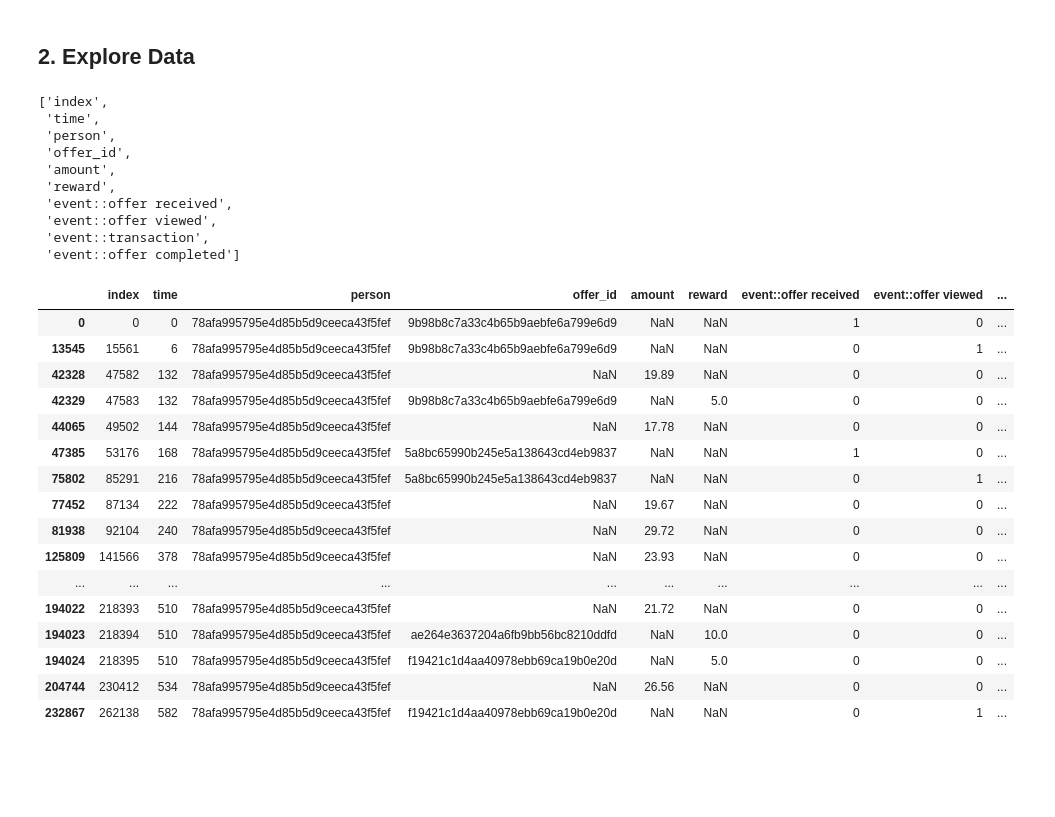
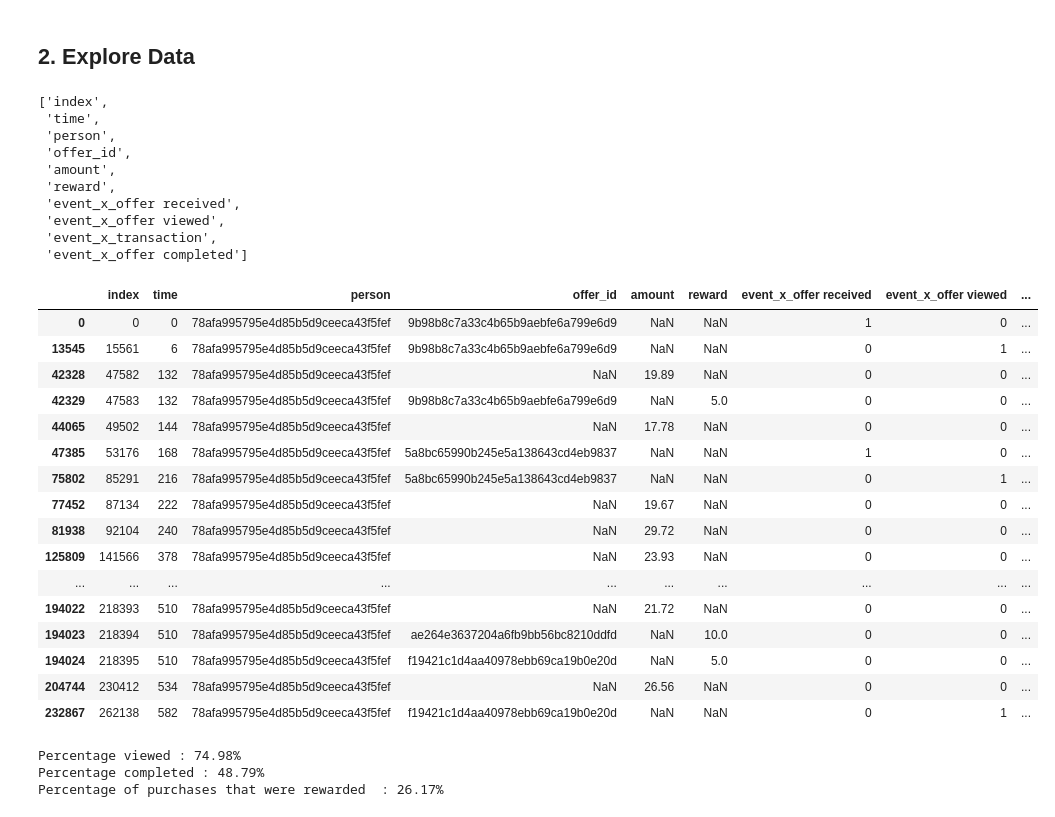
Before and after one commit to TomCanty/StarbucksCapstone, a Jupyter notebook: Starbucks_Capstone_notebook.ipynb, the cells around one changed output. Cells and saved outputs as stored; diff of their text form; code cells hidden in the pictures; blank space fills up the shorter version.

```diff
--- a/Starbucks_Capstone_notebook.ipynb
+++ b/Starbucks_Capstone_notebook.ipynb
@@ -97,28 +85,28 @@ def clean_and_organize_data(portfolio=portfolio,profile=profile,transcript=trans
     portfolio = portfolio.join(pd.DataFrame(mlb.fit_transform(portfolio.pop('channels')),
                           columns=mlb.classes_,
                           index=portfolio.index))
-    portfolio = portfolio.merge(pd.get_dummies(portfolio['offer_type'],prefix='offer',prefix_sep='::'),left_index=True,right_index=True)
+    portfolio = portfolio.merge(pd.get_dummies(portfolio['offer_type'],prefix='offer',prefix_sep='_x_'),left_index=True,right_index=True)
     portfolio.drop(columns='offer_type',inplace=True)
     portfolio.set_index('offer_id')
     ## Profile
     profile = profile.dropna(axis = 0)
     profile.loc[:,'became_member_on']=pd.to_datetime(profile['became_member_on'],format='%Y%m%d')
-    profile = profile.merge(pd.get_dummies(profile['gender'],prefix='gender',prefix_sep='::'),left_index=True,right_index=True)
+    profile = profile.merge(pd.get_dummies(profile['gender'],prefix='gender',prefix_sep='_x_'),left_index=True,right_index=True)
     profile = profile.drop(columns='gender')
     profile.set_index('id',inplace=True)
     ## Transcript
     transcript = transcript.merge(transcript.value.apply(pd.Series),left_index=True,right_index=True)
     transcript.loc[transcript['offer_id'].isna(),'offer_id'] = transcript[transcript['offer_id'].isna()]['offer id']
-    transcript = transcript.merge(pd.get_dummies(transcript['event'],prefix='event',prefix_sep='::'),left_index=True, right_index=True)
+    transcript = transcript.merge(pd.get_dummies(transcript['event'],prefix='event',prefix_sep='_x_'),left_index=True, right_index=True)
     transcript.drop(columns = ['offer id','value','event'],inplace=True)
     col_list = ['time','person',
                  'offer_id',
                  'amount',
                  'reward',
-                 'event::offer completed',
-                 'event::offer received',
-                 'event::offer viewed',
-                 'event::transaction']
+                 'event_x_offer received',
+                 'event_x_offer viewed',
+                 'event_x_transaction',
+               'event_x_offer completed']
     transcript = transcript[col_list]
     transcript = transcript[transcript['person'].isin(profile.index)].reset_index()
 
@@ -184,16 +172,15 @@ transcript.columns.tolist()
  'offer_id',
  'amount',
  'reward',
- 'event::offer received',
- 'event::offer viewed',
- 'event::transaction',
- 'event::offer completed']
+ 'event_x_offer received',
+ 'event_x_offer viewed',
+ 'event_x_transaction',
+ 'event_x_offer completed']
-# %%
-transcript = transcript[trans_cols]
 # %%
-transcript[transcript['person']==test_id_1]
+t1_test = transcript[transcript['person']==test_id_1]
+t1_test
 # %% [output]
-|  | index | time | person | offer_id | amount | reward | event::offer received | event::offer viewed | ... |
+|  | index | time | person | offer_id | amount | reward | event_x_offer received | event_x_offer viewed | ... |
 | 0 | 0 | 0 | 78afa995795e4d85b5d9ceeca43f5fef | 9b98b8c7a33c4b65b9aebfe6a799e6d9 | NaN | NaN | 1 | 0 | ... |
 | 13545 | 15561 | 6 | 78afa995795e4d85b5d9ceeca43f5fef | 9b98b8c7a33c4b65b9aebfe6a799e6d9 | NaN | NaN | 0 | 1 | ... |
 | 42328 | 47582 | 132 | 78afa995795e4d85b5d9ceeca43f5fef | NaN | 19.89 | NaN | 0 | 0 | ... |
@@ -212,0 +212,8 @@ transcript[transcript['person']==test_id_1]
+# %%
+print('Percentage viewed : {0:.2f}%'.format(100* tot_viewed/tot_offers))
+print('Percentage completed : {0:.2f}%'.format(100*tot_completed/tot_offers))
+print('Percentage of purchases that were rewarded  : {0:.2f}%'.format(100*tot_completed/tot_num_purchases))
+# %% [output]
+Percentage viewed : 74.98%
+Percentage completed : 48.79%
+Percentage of purchases that were rewarded  : 26.17%
```
Also changed, not shown: parts of 22 cells of this notebook.
